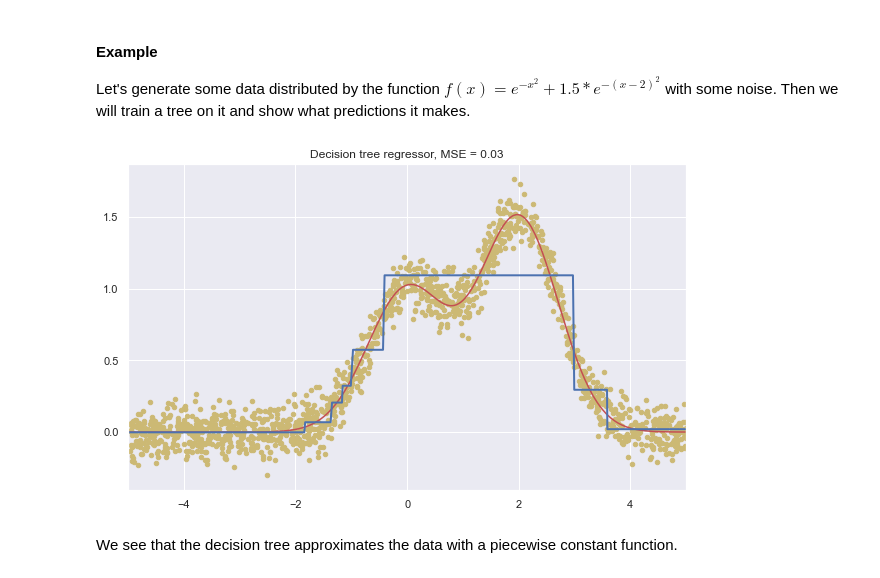
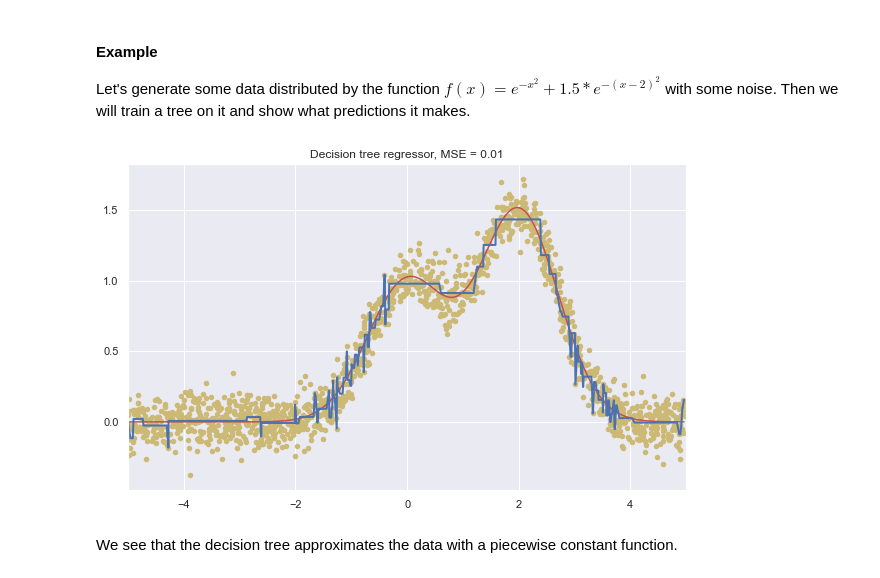
Before and after one commit to ulstu/ml, a Jupyter notebook: ml_course_en/lecture04. Decision trees. KNN. Logistic regression. Regularization/Lecture 04-01. decision_trees_kNN.ipynb, the cells around one changed output. Drawn from its saved outputs; the diff is of its cells as text; code cells hidden in the pictures.

```diff
--- a/ml_course_en/lecture04. Decision trees. KNN. Logistic regression. Regularization/Lecture 04-01. decision_trees_kNN.ipynb
+++ b/ml_course_en/lecture04. Decision trees. KNN. Logistic regression. Regularization/Lecture 04-01. decision_trees_kNN.ipynb
@@ -387,35 +387,35 @@ noise = 0.1
 
 def f(x):
     x = x.ravel()
     return np.exp(-x ** 2) + 1.5 * np.exp(-(x - 2) ** 2)
 
 def generate(n_samples, noise):
     X = np.random.rand(n_samples) * 10 - 5
     X = np.sort(X).ravel()
     y = np.exp(-X ** 2) + 1.5 * np.exp(-(X - 2) ** 2) + \
     np.random.normal(0.0, noise, n_samples)
     X = X.reshape((n_samples, 1))
     return X, y
 
 X_train, y_train = generate(n_samples=n_train, noise=noise)
 X_test, y_test = generate(n_samples=n_test, noise=noise)
 
 from sklearn.tree import DecisionTreeRegressor
 
-reg_tree = DecisionTreeRegressor(max_depth=3, random_state=17)
+reg_tree = DecisionTreeRegressor(max_depth=7, random_state=17)
 
 reg_tree.fit(X_train, y_train)
 reg_tree_pred = reg_tree.predict(X_test)
 
 plt.figure(figsize=(10, 6))
 plt.plot(X_test, f(X_test), "r")
 plt.scatter(X_train, y_train, c="y", s=20)
 plt.plot(X_test, reg_tree_pred, "b", lw=2)
 plt.xlim([-5, 5])
 plt.title("Decision tree regressor, MSE = %.2f" % (np.sum((y_test - reg_tree_pred) ** 2) / n_test))
 plt.show()
 # %% [output]
-[figure, old version]
+[figure, new version]
 # %% [markdown]
 We see that the decision tree approximates the data with a piecewise constant function.
 # %% [markdown]
```
Also changed, not shown: parts of 3 cells of this notebook, 18 other files.
